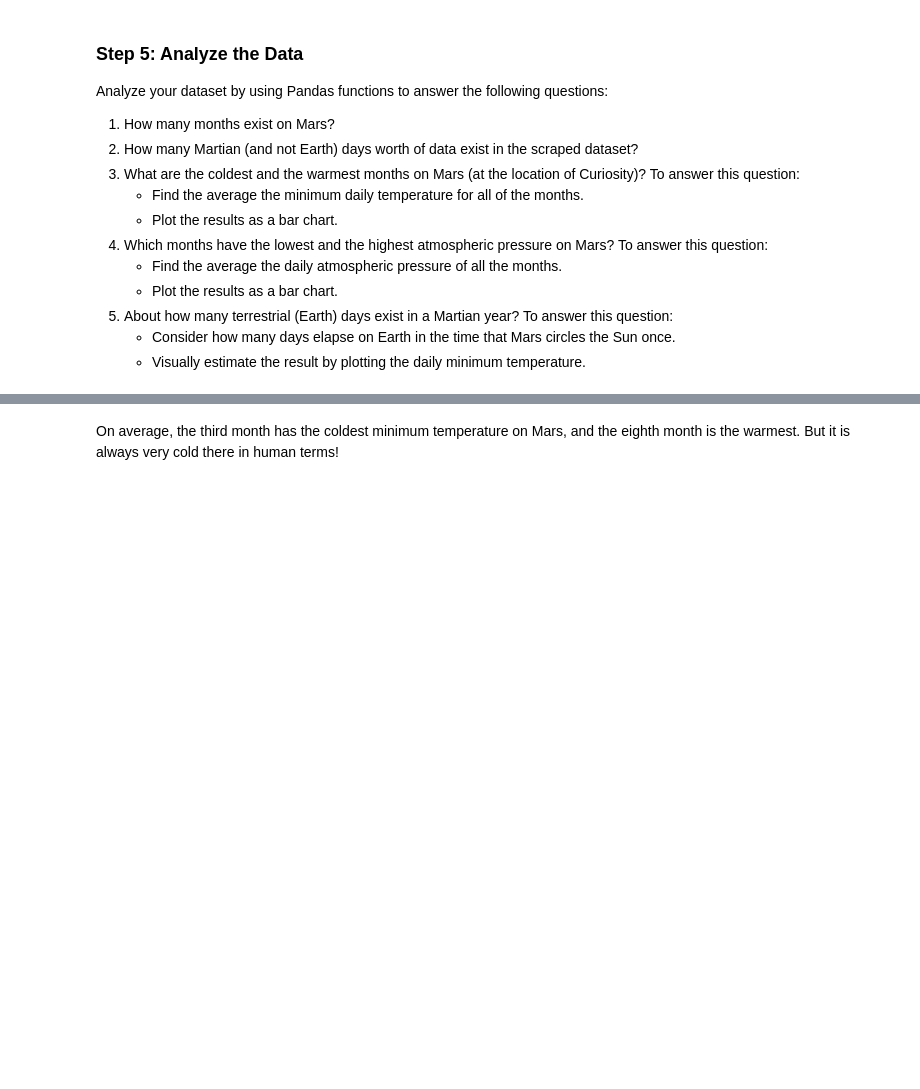
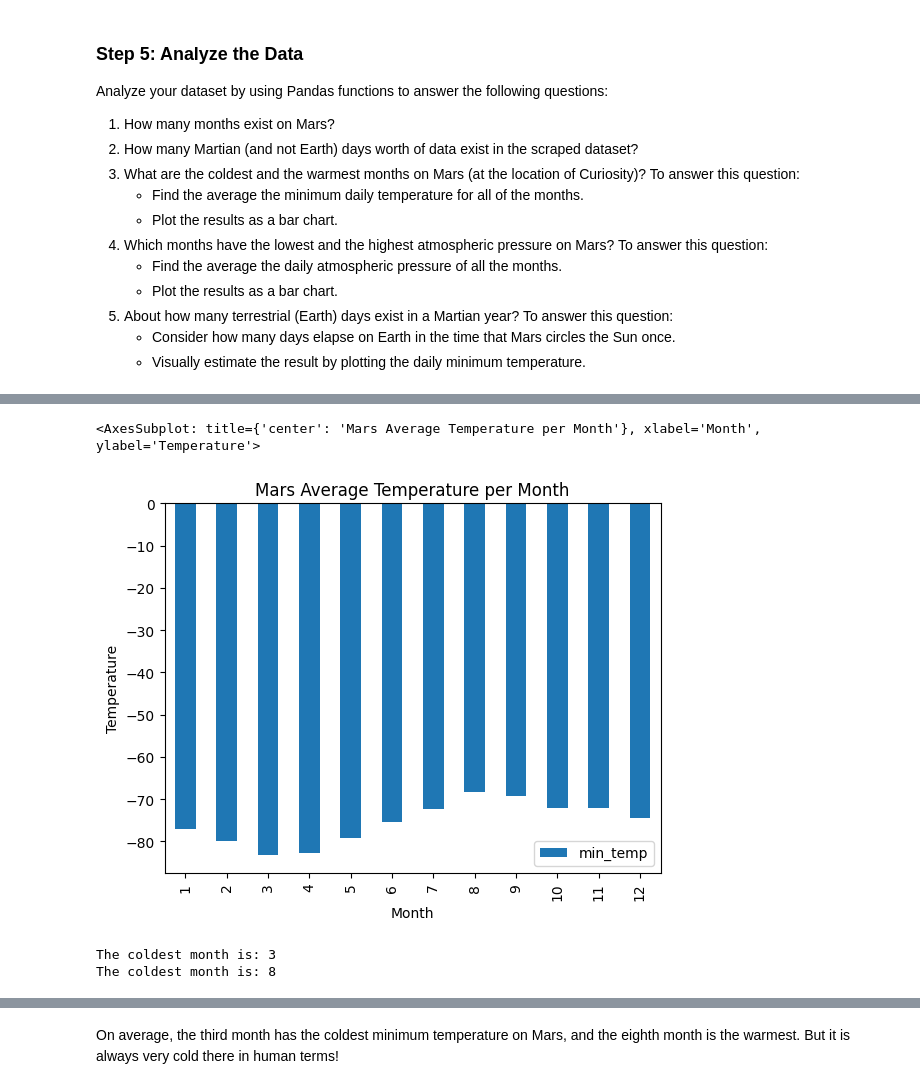
Before and after one commit to joelpangilinan/html-challenge, a Jupyter notebook: part_2_mars_weather.ipynb, the cells around one changed output, grey strips where cells are left out. Cells and saved outputs as stored; diff of their text form; code cells hidden in the pictures; blank space fills up the shorter version.

```diff
--- a/part_2_mars_weather.ipynb
+++ b/part_2_mars_weather.ipynb
@@ -49,2 +115,4 @@ Assemble the scraped data into a Pandas DataFrame. The columns should have the s
 # %%
 # Create a Pandas DataFrame by using the list of rows and a list of the column names
+mars_df = pd.read_html("https://static.bc-edx.com/data/web/mars_facts/temperature.html")
+mars_df
@@ -51,2 +134,4 @@ Assemble the scraped data into a Pandas DataFrame. The columns should have the s
+# %%
+mars_df = mars_df[0]
 # %%
 # Confirm DataFrame was created successfully
@@ -61,4 +171,5 @@ Examine the data types that are currently associated with each column. If necess
 # %%
 # Change data types for data analysis
+mars_df["terrestrial_date"] = pd.to_datetime(mars_df["terrestrial_date"])
 # %%
 # Confirm type changes were successful by examining data types again
@@ -85,2 +229,4 @@ Analyze your dataset by using Pandas functions to answer the following questions
 # %%
 # 3. What is the average low temperature by month?
+mars_avg_low_temp_df = mars_df[["month", "min_temp"]].groupby("month").mean()
+mars_avg_low_temp_df
@@ -87,4 +248,16 @@ Analyze your dataset by using Pandas functions to answer the following questions
 # %%
 # Plot the average temperature by month
+mars_avg_low_temp_df.plot(kind = "bar",
+                          title = "Mars Average Temperature per Month",
+                          ylabel = "Temperature",
+                          xlabel = "Month")
+# %% [output]
+<AxesSubplot: title={'center': 'Mars Average Temperature per Month'}, xlabel='Month', ylabel='Temperature'>
+[figure, added]
 # %%
 # Identify the coldest and hottest months in Curiosity's location
+print (f"The coldest month is: {mars_avg_low_temp['min_temp'].idxmin()}")
+print (f"The coldest month is: {mars_avg_low_temp['min_temp'].idxmax()}")
+# %% [output]
+The coldest month is: 3
+The coldest month is: 8
```
Also changed, not shown: parts of 20 cells of this notebook, 1 other file.
